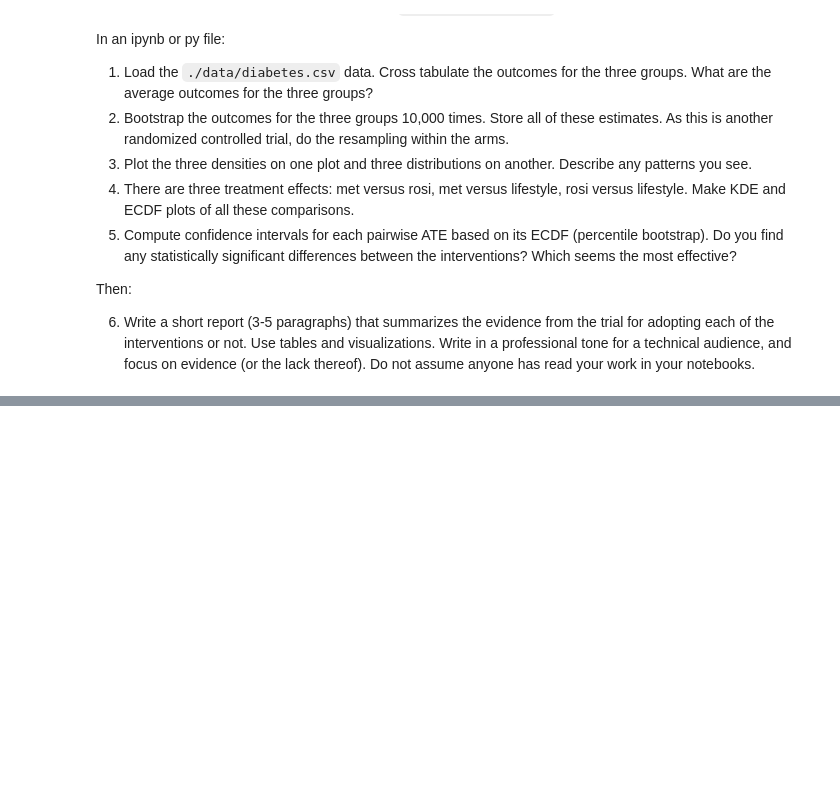
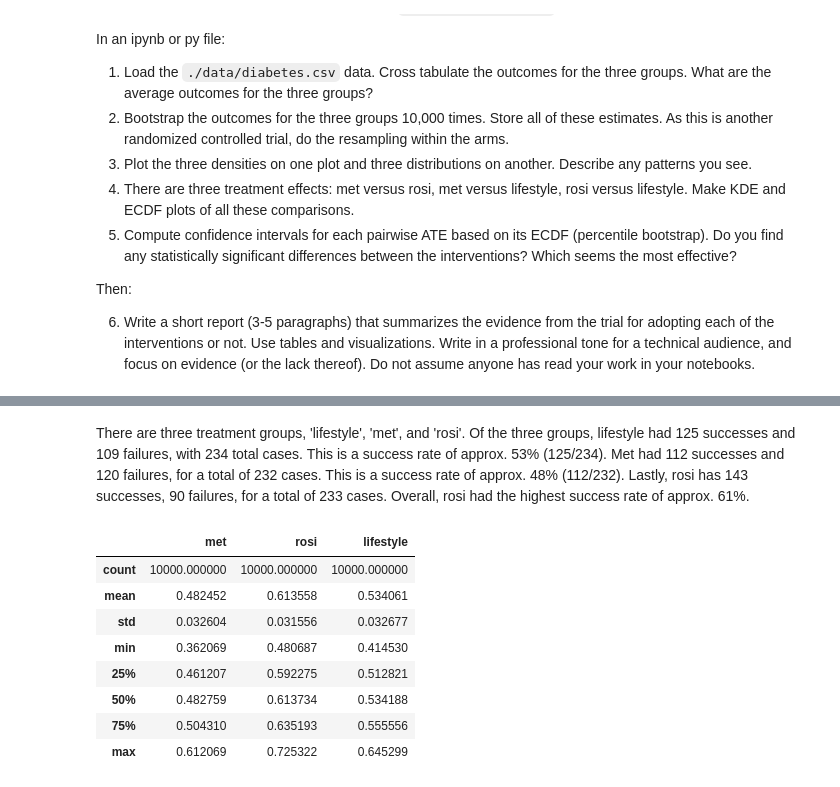
Before and after one commit to cejones8/UU_Labs, a Jupyter notebook: Lab 6/Thursday_lab/lab_06.ipynb, the cells around one changed output, grey strips where cells are left out. Saved outputs shown, nothing was run; the diff lists cells and outputs as text; code cells hidden in the pictures; blank space fills up the shorter version.

```diff
--- a/Lab 6/Thursday_lab/lab_06.ipynb
+++ b/Lab 6/Thursday_lab/lab_06.ipynb
@@ -221,0 +225,4 @@ Then:
+# %%
+# step 1
+df = pd.read_csv('./data/diabetes.csv')
+pd.crosstab(df['treatment'], df['outcome'])
@@ -221,0 +235,27 @@ Then:
+# %% [markdown]
+There are three treatment groups, 'lifestyle', 'met', and 'rosi'. Of the three groups, lifestyle had 125 successes and 109 failures, with 234 total cases. This is a success rate of approx. 53% (125/234). Met had 112 successes and 120 failures, for a total of 232 cases. This is a success rate of approx. 48% (112/232). Lastly, rosi has 143 successes, 90 failures, for a total of 233 cases. Overall, rosi had the highest success rate of approx. 61%.
+# %%
+# step 2
+df['success'] = (df['outcome'] == 'success').astype(int)
+
+arms = ['met', 'rosi', 'lifestyle']
+boot = {'met': [], 'rosi': [], 'lifestyle': []}
+
+for arm in arms:
+    data = df[df['treatment'] == arm]['success']
+    for i in range(10000):
+        sample = data.sample(n=len(data), replace=True)
+        boot[arm].append(sample.mean())
+
+boot = pd.DataFrame(boot)
+boot.describe()
+# %% [output]
+|  | met | rosi | lifestyle |
+| count | 10000.000000 | 10000.000000 | 10000.000000 |
+| mean | 0.482452 | 0.613558 | 0.534061 |
+| std | 0.032604 | 0.031556 | 0.032677 |
+| min | 0.362069 | 0.480687 | 0.414530 |
+| 25% | 0.461207 | 0.592275 | 0.512821 |
+| 50% | 0.482759 | 0.613734 | 0.534188 |
+| 75% | 0.504310 | 0.635193 | 0.555556 |
+| max | 0.612069 | 0.725322 | 0.645299 |
```
Also changed, not shown: parts of 6 cells of this notebook.
